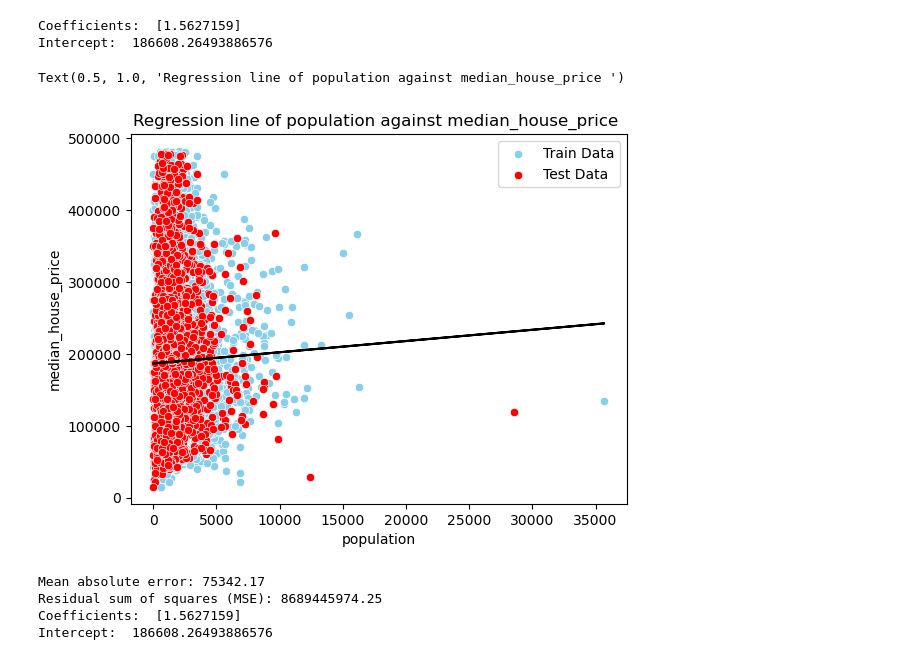
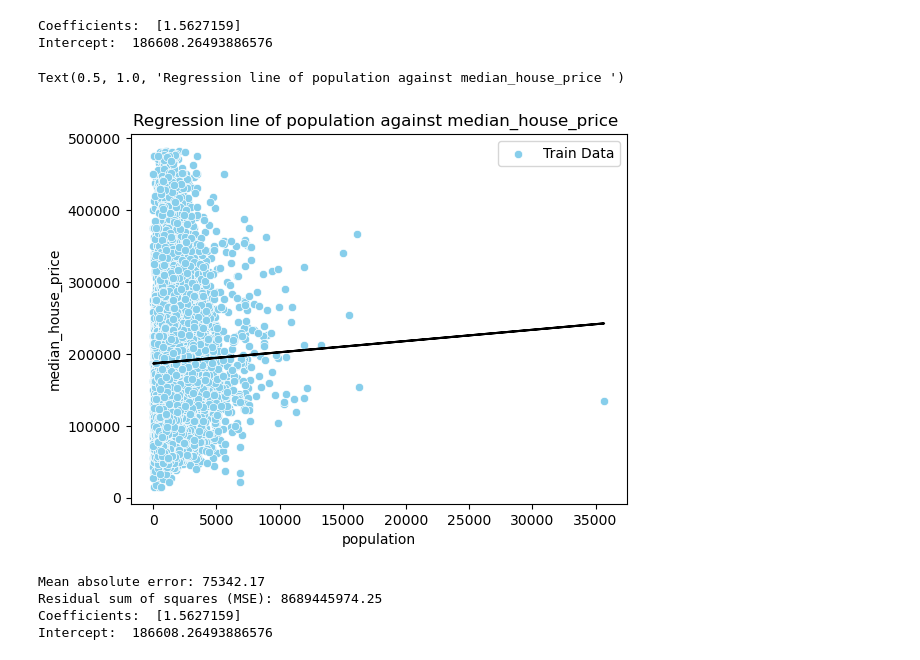
Before and after one commit to MO7AMED-119/CSCN8010-labs, a Jupyter notebook: Lab1.ipynb, the cells around one changed output. Cells and saved outputs as stored; diff of their text form; code cells hidden in the pictures.

```diff
--- a/Lab1.ipynb
+++ b/Lab1.ipynb
@@ -361,14 +361,14 @@ Coefficients:  [1.5627159]
 Intercept:  186608.26493886576
 # %%
 sns.scatterplot(x = train2.population,y=train2.median_house_value,color ="skyblue",label='Train Data')
-sns.scatterplot(x = test2.population,y=test2.median_house_value,label='Test Data',color ="red")
+
 plt.plot(train_x2, regr2.coef_[0]*train_x2 + regr2.intercept_,label='Regression Line', color= 'black')
 plt.xlabel('population')
 plt.ylabel('median_house_price')
 plt.title("Regression line of population against median_house_price ")
 # %% [output]
 Text(0.5, 1.0, 'Regression line of population against median_house_price ')
-[figure, old version]
+[figure, new version]
 # %%
 from sklearn.metrics import r2_score
 
```
Also changed, not shown: parts of 3 cells of this notebook.
